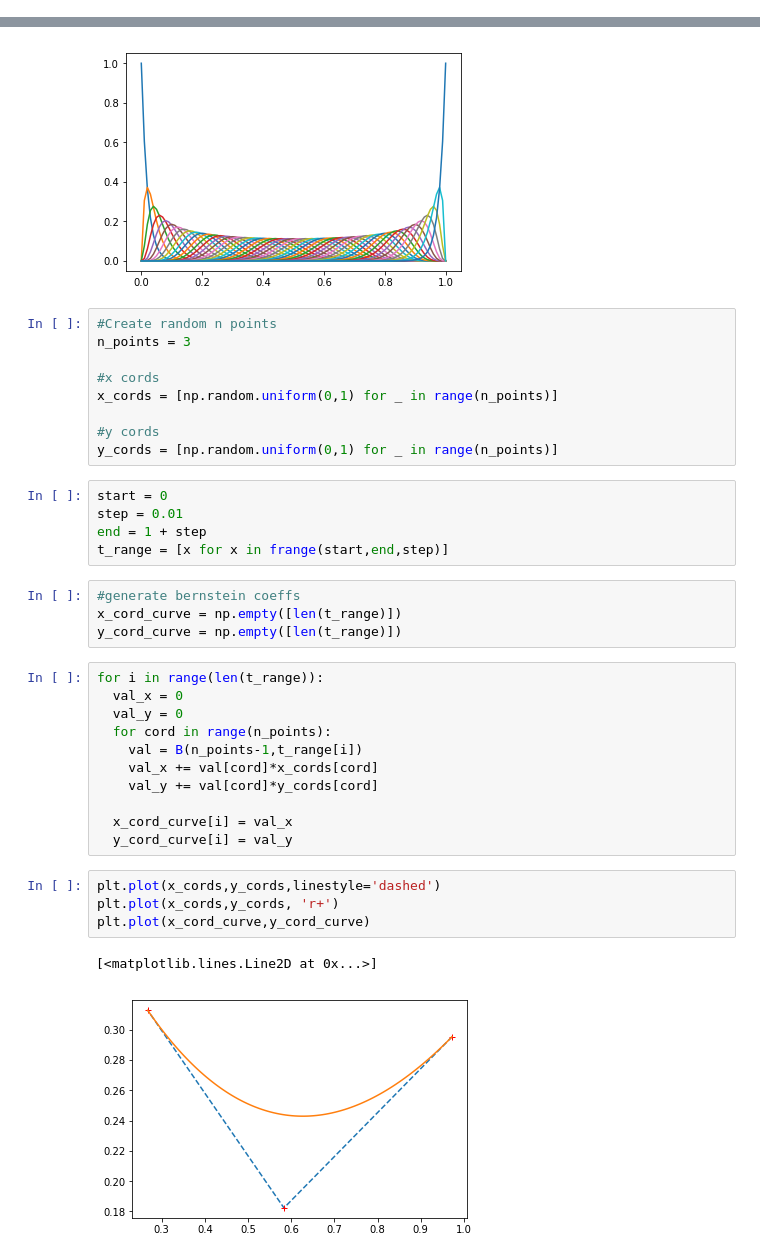
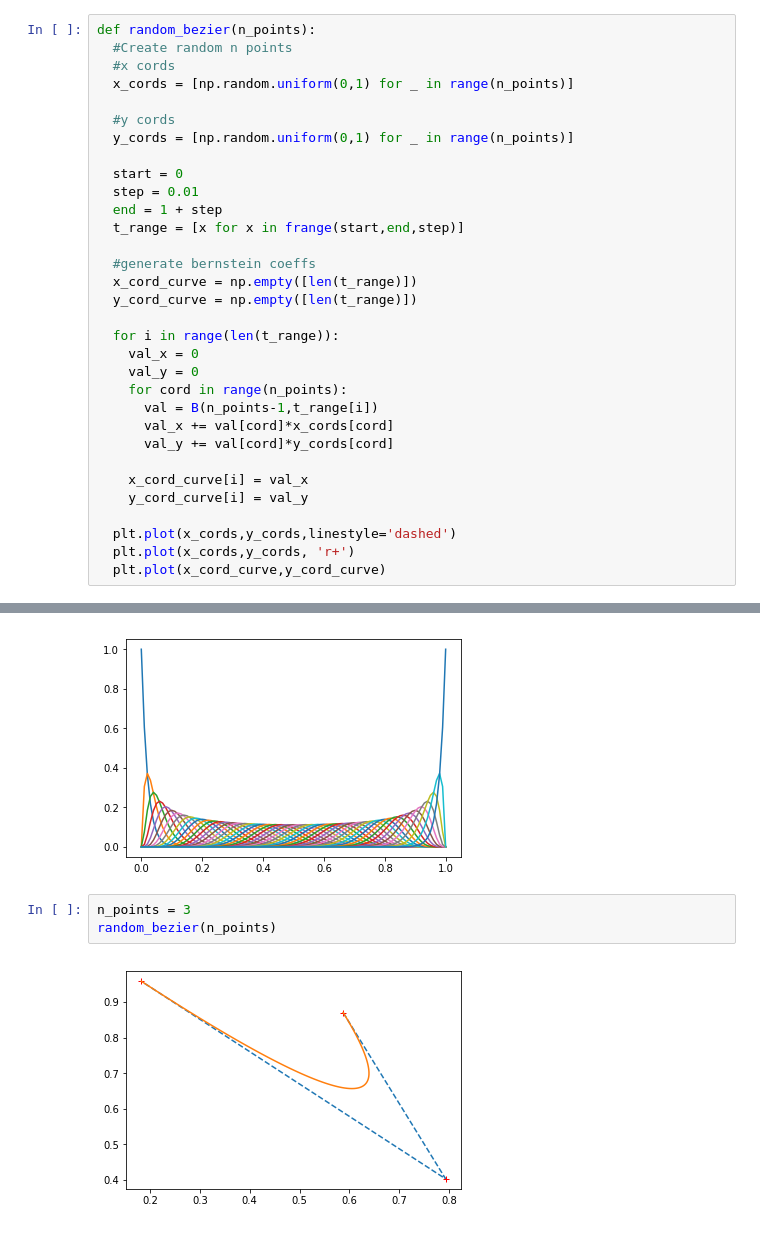
Before and after one commit to adhishagc/bezier-curve-python, a Jupyter notebook: Bezier_Curve_Representation.ipynb, the cells around one changed output, grey strips where cells are left out. Saved outputs shown, nothing was run; the diff lists cells and outputs as text.

```diff
--- a/Bezier_Curve_Representation.ipynb
+++ b/Bezier_Curve_Representation.ipynb
@@ -195,6 +195,38 @@ def bernstein_plot(n):
 
   for i in range(n+1):
     plt.plot(x,major.iloc[:][i].values)
+# %%
+def random_bezier(n_points):
+  #Create random n points
+  #x cords
+  x_cords = [np.random.uniform(0,1) for _ in range(n_points)]
+
+  #y cords
+  y_cords = [np.random.uniform(0,1) for _ in range(n_points)]
+
+  start = 0
+  step = 0.01
+  end = 1 + step
+  t_range = [x for x in frange(start,end,step)]
+
+  #generate bernstein coeffs
+  x_cord_curve = np.empty([len(t_range)])
+  y_cord_curve = np.empty([len(t_range)])
+
+  for i in range(len(t_range)):
+    val_x = 0
+    val_y = 0
+    for cord in range(n_points):
+      val = B(n_points-1,t_range[i])
+      val_x += val[cord]*x_cords[cord]
+      val_y += val[cord]*y_cords[cord]
+
+    x_cord_curve[i] = val_x
+    y_cord_curve[i] = val_y
+
+  plt.plot(x_cords,y_cords,linestyle='dashed')
+  plt.plot(x_cords,y_cords, 'r+')
+  plt.plot(x_cord_curve,y_cord_curve)
 # %%
 #Plot Bernstein
 x = [x for x in frange(0,1+0.01,0.01)]
@@ -233,39 +265,8 @@ n = 50
 bernstein_plot(n)
 # %% [output]
 [figure]
-# %%
-#Create random n points
-n_points = 3
-
-#x cords
-x_cords = [np.random.uniform(0,1) for _ in range(n_points)]
-
-#y cords
-y_cords = [np.random.uniform(0,1) for _ in range(n_points)]
-# %%
-start = 0
-step = 0.01
-end = 1 + step
-t_range = [x for x in frange(start,end,step)]
-# %%
-#generate bernstein coeffs
-x_cord_curve = np.empty([len(t_range)])
-y_cord_curve = np.empty([len(t_range)])
-# %%
-for i in range(len(t_range)):
-  val_x = 0
-  val_y = 0
-  for cord in range(n_points):
-    val = B(n_points-1,t_range[i])
-    val_x += val[cord]*x_cords[cord]
-    val_y += val[cord]*y_cords[cord]
-
-  x_cord_curve[i] = val_x
-  y_cord_curve[i] = val_y
-# %%
-plt.plot(x_cords,y_cords,linestyle='dashed')
-plt.plot(x_cords,y_cords, 'r+')
-plt.plot(x_cord_curve,y_cord_curve)
-# %% [output]
-[<matplotlib.lines.Line2D at 0x...>]
-[figure, removed]
+# %%
+n_points = 3
+random_bezier(n_points)
+# %% [output]
+[figure, added]
```
Also changed, not shown: parts of 4 cells of this notebook.
